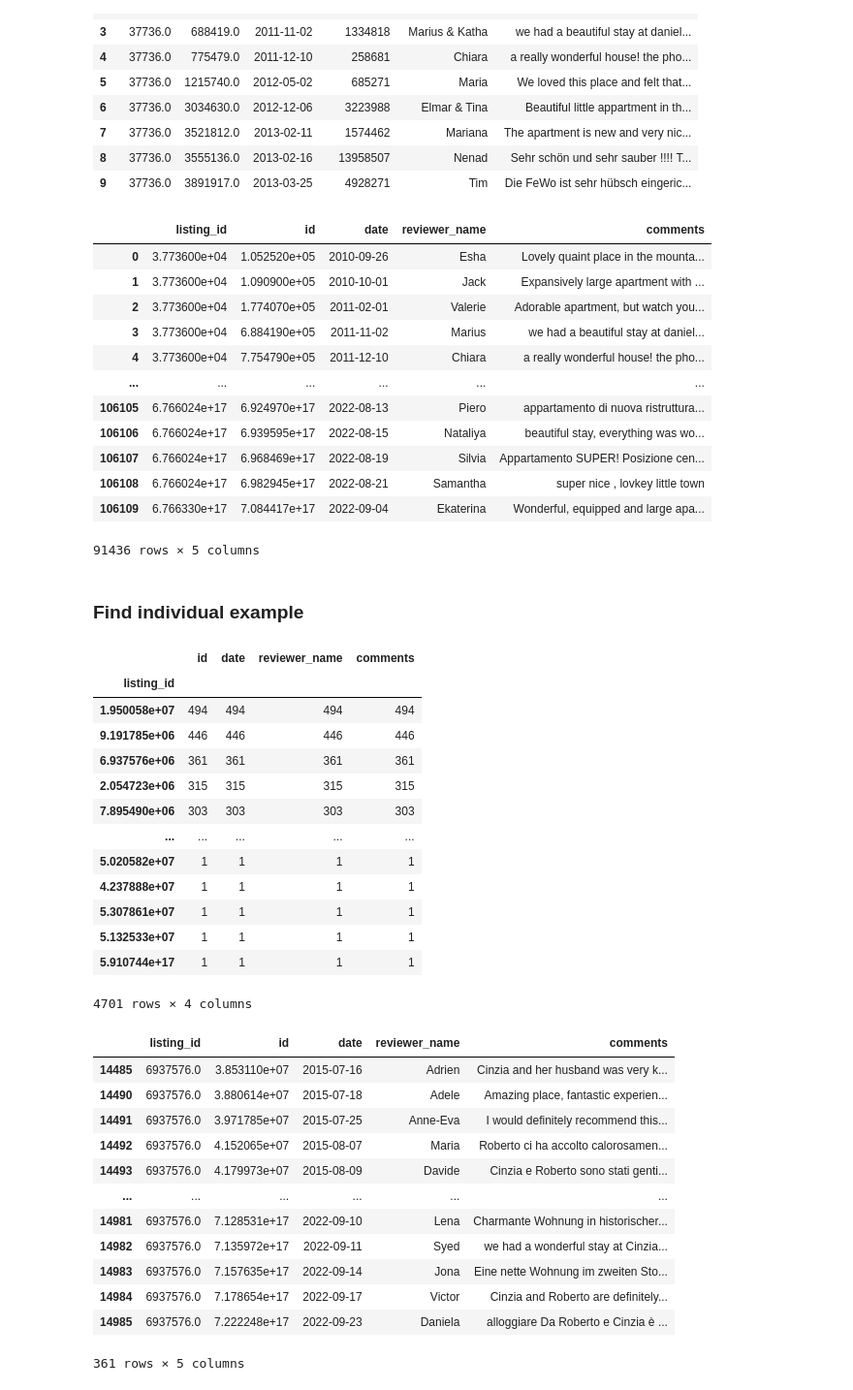
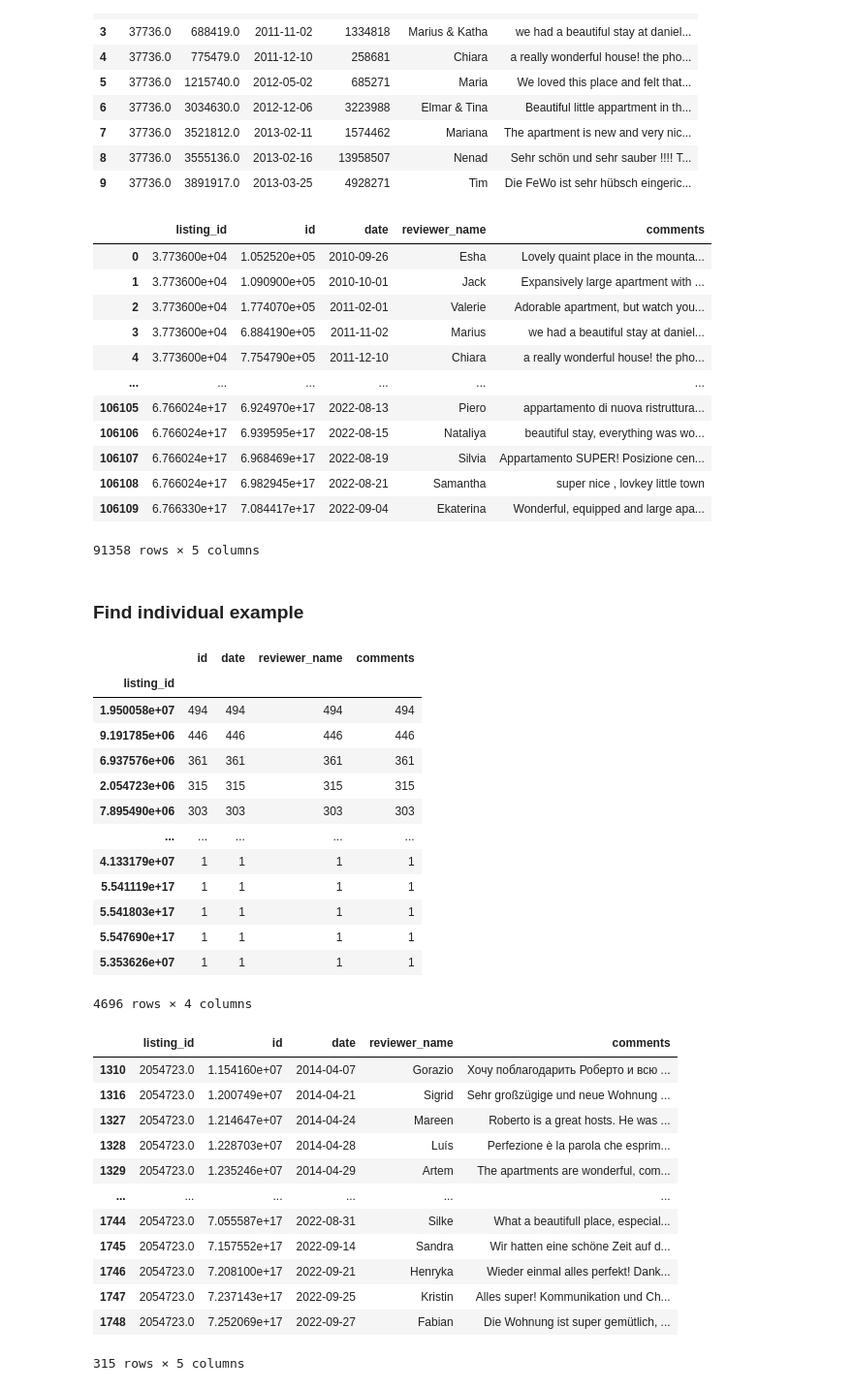
Before and after one commit to tomweinandy/AIinPowerBI, a Jupyter notebook: clean_airbnb_data.ipynb, the cells around one changed output. Shown at 97% size. Saved outputs shown, nothing was run; the diff lists cells and outputs as text; code cells hidden in the pictures.

Commit message:
Clean text (again), save two candidate sets of reviews for analysis

```diff
--- a/clean_airbnb_data.ipynb
+++ b/clean_airbnb_data.ipynb
@@ -28,11 +28,14 @@ listings = listings_og[['id', 'name', 'description', 'picture_url', 'host_since'
              'review_scores_communication', 'review_scores_location', 'review_scores_value', 'instant_bookable']]
 listings = listings.rename(columns={'id':'listing_id'})
 
-# Remove html from description
+# Clean up description
 cleaned_description_list = []
-for d in listings['description']:
-    if type(d) == type('str'):
-        cleaned_description = re.sub('<[^<]+?>', '', d)
+for description in listings['description']:
+    if type(description) == type('str'):
+        cleaned_description = re.sub('<[^<]+?>', ' ', description)      # remove html
+        cleaned_description = cleaned_description.replace('\n', ' ')    # remove linebreaks
+        cleaned_description = cleaned_description.replace('   ', ' ')   # remove extra space
+        cleaned_description = cleaned_description.replace('  ', ' ')    # remove extra space again
     else:
         cleaned_description = np.nan
 
@@ -88,16 +91,16 @@ reviews = reviews.drop(columns='reviewer_id')
 # Exclude reviews not in the listings dataframe
 reviews = reviews[reviews['listing_id'].isin(listings['listing_id'])]
 
-# Remove html from comments
+# Clean up comments
 cleaned_comments_list = []
-for c in reviews['comments']:
-    if type(c) == type('str') and len(c)>0:
-        cleaned_comment = re.sub('<[^<]+?>', '', c)
+for comment in reviews['comments']:
+    if type(comment) == type('str') and len(comment)>0:
+        cleaned_comment = re.sub('<[^<]+?>', ' ', comment)      # remove html
+        cleaned_comment = cleaned_comment.replace('\n', ' ')    # remove linebreaks
+        cleaned_comment = cleaned_comment.replace('   ', ' ')   # remove extra space
+        cleaned_comment = cleaned_comment.replace('  ', ' ')    # remove extra space again
     else:
         cleaned_comment = np.nan
-
-    # Remove linebreak
-    cleaned_comment.replace('\n', '')
 
     cleaned_comments_list.append(cleaned_comment)
 
@@ -131,7 +134,7 @@ reviews
 | 106107 | 6.766024e+17 | 6.968469e+17 | 2022-08-19 | Silvia | Appartamento SUPER! Posizione cen... |
 | 106108 | 6.766024e+17 | 6.982945e+17 | 2022-08-21 | Samantha | super nice , lovkey little town |
 | 106109 | 6.766330e+17 | 7.084417e+17 | 2022-09-04 | Ekaterina | Wonderful, equipped and large apa... |
-91436 rows × 5 columns
+91358 rows × 5 columns
 # %%
 # reviews.to_csv('reviews.csv')
 # %% [markdown]
@@ -148,30 +151,32 @@ reviews.groupby('listing_id').count().sort_values('id', ascending=False)
 | 2.054723e+06 | 315 | 315 | 315 | 315 |
 | 7.895490e+06 | 303 | 303 | 303 | 303 |
 | ... | ... | ... | ... | ... |
-| 5.020582e+07 | 1 | 1 | 1 | 1 |
-| 4.237888e+07 | 1 | 1 | 1 | 1 |
-| 5.307861e+07 | 1 | 1 | 1 | 1 |
-| 5.132533e+07 | 1 | 1 | 1 | 1 |
-| 5.910744e+17 | 1 | 1 | 1 | 1 |
+| 4.133179e+07 | 1 | 1 | 1 | 1 |
+| 5.541119e+17 | 1 | 1 | 1 | 1 |
+| 5.541803e+17 | 1 | 1 | 1 | 1 |
+| 5.547690e+17 | 1 | 1 | 1 | 1 |
+| 5.353626e+07 | 1 | 1 | 1 | 1 |
-4701 rows × 4 columns
+4696 rows × 4 columns
 # %%
 reviews[reviews['listing_id']==19500580]
 reviews[reviews['listing_id']==9191785]
-reviews[reviews['listing_id']==6937576]
+reviews[reviews['listing_id']==6937576].to_csv('sample1.csv')
+reviews[reviews['listing_id']==2054723].to_csv('sample2.csv')
+reviews[reviews['listing_id']==2054723]
 # %% [output]
 |  | listing_id | id | date | reviewer_name | comments |
-| 14485 | 6937576.0 | 3.853110e+07 | 2015-07-16 | Adrien | Cinzia and her husband was very k... |
-| 14490 | 6937576.0 | 3.880614e+07 | 2015-07-18 | Adele | Amazing place, fantastic experien... |
-| 14491 | 6937576.0 | 3.971785e+07 | 2015-07-25 | Anne-Eva | I would definitely recommend this... |
-| 14492 | 6937576.0 | 4.152065e+07 | 2015-08-07 | Maria | Roberto ci ha accolto calorosamen... |
-| 14493 | 6937576.0 | 4.179973e+07 | 2015-08-09 | Davide | Cinzia e Roberto sono stati genti... |
+| 1310 | 2054723.0 | 1.154160e+07 | 2014-04-07 | Gorazio | Хочу поблагодарить Роберто и всю ... |
+| 1316 | 2054723.0 | 1.200749e+07 | 2014-04-21 | Sigrid | Sehr großzügige und neue Wohnung ... |
+| 1327 | 2054723.0 | 1.214647e+07 | 2014-04-24 | Mareen | Roberto is a great hosts. He was ... |
+| 1328 | 2054723.0 | 1.228703e+07 | 2014-04-28 | Luís | Perfezione è la parola che esprim... |
+| 1329 | 2054723.0 | 1.235246e+07 | 2014-04-29 | Artem | The apartments are wonderful, com... |
 | ... | ... | ... | ... | ... | ... |
-| 14981 | 6937576.0 | 7.128531e+17 | 2022-09-10 | Lena | Charmante Wohnung in historischer... |
-| 14982 | 6937576.0 | 7.135972e+17 | 2022-09-11 | Syed | we had a wonderful stay at Cinzia... |
-| 14983 | 6937576.0 | 7.157635e+17 | 2022-09-14 | Jona | Eine nette Wohnung im zweiten Sto... |
-| 14984 | 6937576.0 | 7.178654e+17 | 2022-09-17 | Victor | Cinzia and Roberto are definitely... |
-| 14985 | 6937576.0 | 7.222248e+17 | 2022-09-23 | Daniela | alloggiare Da Roberto e Cinzia è ... |
+| 1744 | 2054723.0 | 7.055587e+17 | 2022-08-31 | Silke | What a beautifull place, especial... |
+| 1745 | 2054723.0 | 7.157552e+17 | 2022-09-14 | Sandra | Wir hatten eine schöne Zeit auf d... |
+| 1746 | 2054723.0 | 7.208100e+17 | 2022-09-21 | Henryka | Wieder einmal alles perfekt! Dank... |
+| 1747 | 2054723.0 | 7.237143e+17 | 2022-09-25 | Kristin | Alles super! Kommunikation und Ch... |
+| 1748 | 2054723.0 | 7.252069e+17 | 2022-09-27 | Fabian | Die Wohnung ist super gemütlich, ... |
-361 rows × 5 columns
+315 rows × 5 columns
 # %%
 listings[listings['listing_id']==19500580]
 listings[listings['listing_id']==9191785]
```
Also changed, not shown: parts of 3 cells of this notebook, 4 other files.
